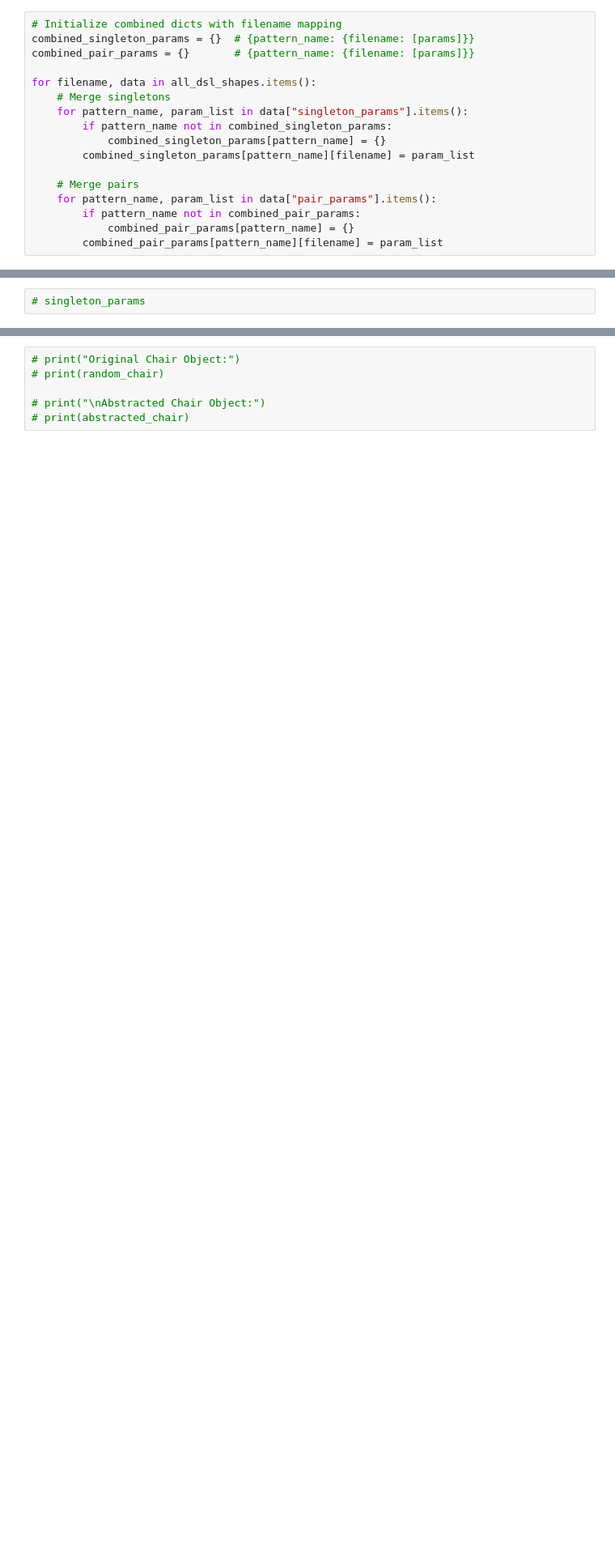
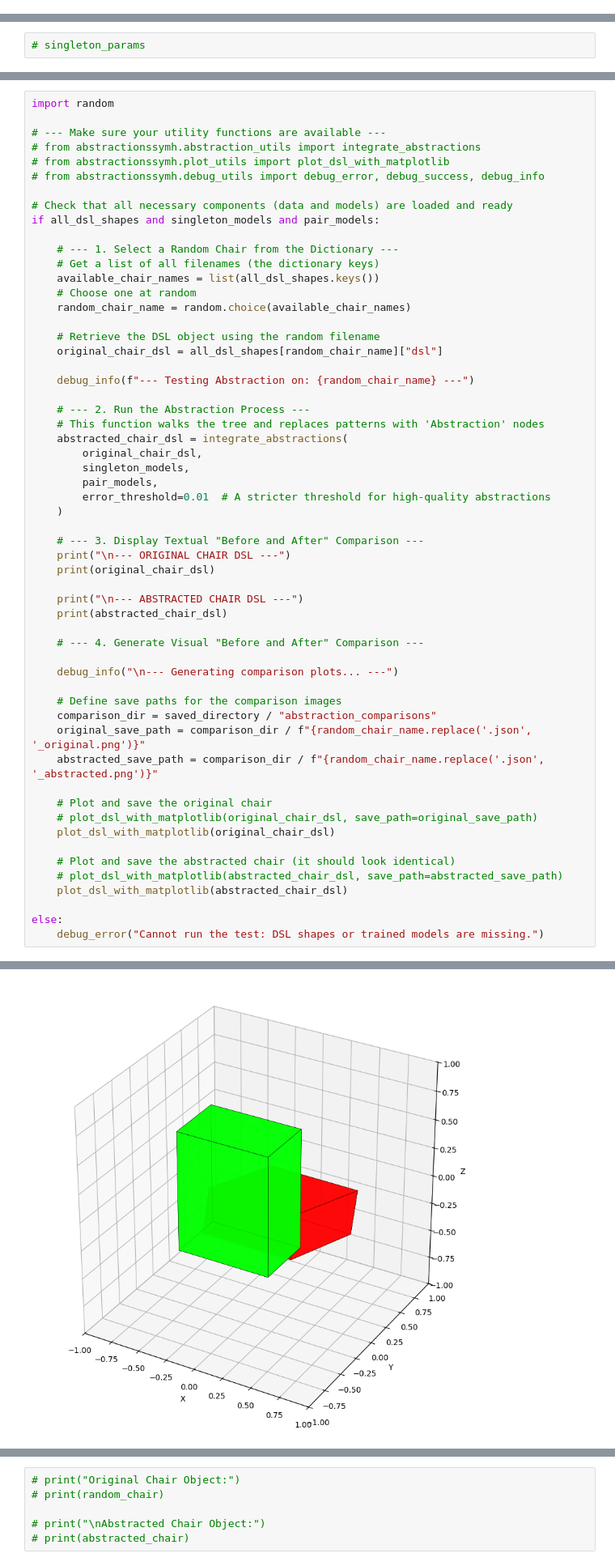
Before and after one commit to amogh-w/masterarbeit, a Jupyter notebook: notebookssymh/abstraction_main_v2.ipynb, the cells around one changed output, grey strips where cells are left out. Shown at 81% size. Drawn from its saved outputs; the diff is of its cells as text; blank space fills up the shorter version.

```diff
--- a/notebookssymh/abstraction_main_v2.ipynb
+++ b/notebookssymh/abstraction_main_v2.ipynb
@@ -220,17 +482,0 @@ for name, data in list(all_dsl_shapes.items()):
-# %%
-# Initialize combined dicts with filename mapping
-combined_singleton_params = {}  # {pattern_name: {filename: [params]}}
-combined_pair_params = {}       # {pattern_name: {filename: [params]}}
-
-for filename, data in all_dsl_shapes.items():
-    # Merge singletons
-    for pattern_name, param_list in data["singleton_params"].items():
-        if pattern_name not in combined_singleton_params:
-            combined_singleton_params[pattern_name] = {}
-        combined_singleton_params[pattern_name][filename] = param_list
-
-    # Merge pairs
-    for pattern_name, param_list in data["pair_params"].items():
-        if pattern_name not in combined_pair_params:
-            combined_pair_params[pattern_name] = {}
-        combined_pair_params[pattern_name][filename] = param_list
@@ -654,0 +705,58 @@ if __name__ == '__main__':
+# %%
+import random
+
+# --- Make sure your utility functions are available ---
+# from abstractionssymh.abstraction_utils import integrate_abstractions
+# from abstractionssymh.plot_utils import plot_dsl_with_matplotlib
+# from abstractionssymh.debug_utils import debug_error, debug_success, debug_info
+
+# Check that all necessary components (data and models) are loaded and ready
+if all_dsl_shapes and singleton_models and pair_models:
+
+    # --- 1. Select a Random Chair from the Dictionary ---
+    # Get a list of all filenames (the dictionary keys)
+    available_chair_names = list(all_dsl_shapes.keys())
+    # Choose one at random
+    random_chair_name = random.choice(available_chair_names)
+
+    # Retrieve the DSL object using the random filename
+    original_chair_dsl = all_dsl_shapes[random_chair_name]["dsl"]
+
+    debug_info(f"--- Testing Abstraction on: {random_chair_name} ---")
+
+    # --- 2. Run the Abstraction Process ---
+    # This function walks the tree and replaces patterns with 'Abstraction' nodes
+    abstracted_chair_dsl = integrate_abstractions(
+        original_chair_dsl,
+        singleton_models,
+        pair_models,
+        error_threshold=0.01  # A stricter threshold for high-quality abstractions
+    )
+
+    # --- 3. Display Textual "Before and After" Comparison ---
+    print("\n--- ORIGINAL CHAIR DSL ---")
+    print(original_chair_dsl)
+
+    print("\n--- ABSTRACTED CHAIR DSL ---")
+    print(abstracted_chair_dsl)
+
+    # --- 4. Generate Visual "Before and After" Comparison ---
+
+    debug_info("\n--- Generating comparison plots... ---")
+
+    # Define save paths for the comparison images
+    comparison_dir = saved_directory / "abstraction_comparisons"
+    original_save_path = comparison_dir / f"{random_chair_name.replace('.json', '_original.png')}"
+    abstracted_save_path = comparison_dir / f"{random_chair_name.replace('.json', '_abstracted.png')}"
+
+    # Plot and save the original chair
+    # plot_dsl_with_matplotlib(original_chair_dsl, save_path=original_save_path)
+    plot_dsl_with_matplotlib(original_chair_dsl)
+
+    # Plot and save the abstracted chair (it should look identical)
+    # plot_dsl_with_matplotlib(abstracted_chair_dsl, save_path=abstracted_save_path)
+    plot_dsl_with_matplotlib(abstracted_chair_dsl)
+
+else:
+    debug_error("Cannot run the test: DSL shapes or trained models are missing.")
+# %% [output]
@@ -654,0 +780 @@ if __name__ == '__main__':
+[figure, added]
```
Also changed, not shown: parts of 35 cells of this notebook, 1 other file.
